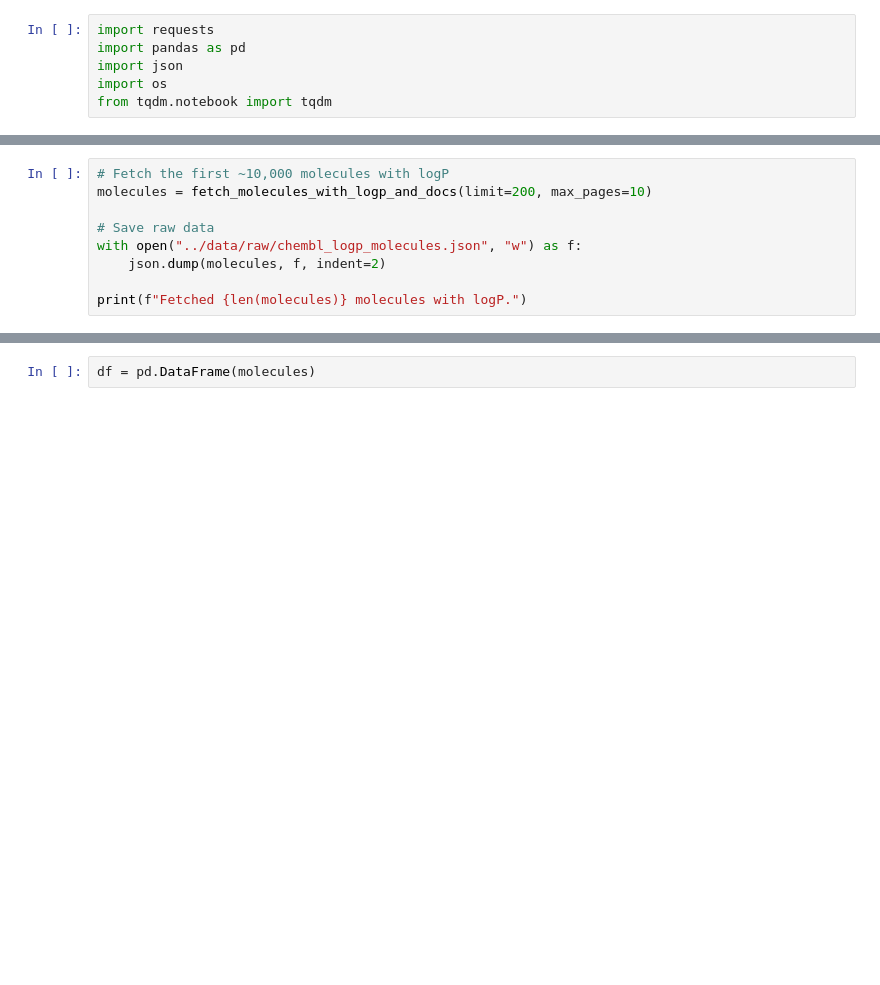
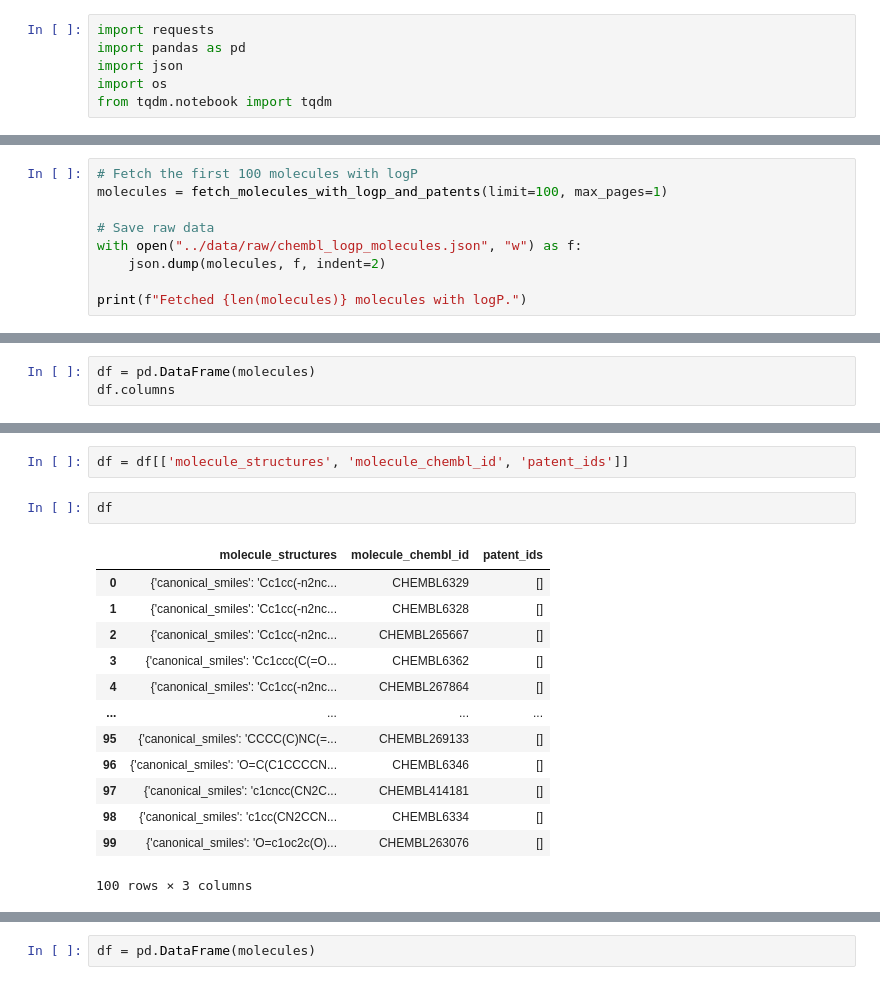
Before and after one commit to chevillardf/mol_harvester, a Jupyter notebook: notebooks/extract_chembl.ipynb, the cells around one changed output, grey strips where cells are left out. Drawn from its saved outputs; the diff is of its cells as text; blank space fills up the shorter version.

```diff
--- a/notebooks/extract_chembl.ipynb
+++ b/notebooks/extract_chembl.ipynb
@@ -29,6 +92,6 @@ def fetch_molecules_with_logp_and_docs(limit=1000, max_pages=None, verbose=True)
 # %%
-# Fetch the first ~10,000 molecules with logP
-molecules = fetch_molecules_with_logp_and_docs(limit=200, max_pages=10)
+# Fetch the first 100 molecules with logP
+molecules = fetch_molecules_with_logp_and_patents(limit=100, max_pages=1)
 
 # Save raw data
 with open("../data/raw/chembl_logp_molecules.json", "w") as f:
@@ -49,0 +104,3 @@ Fetched 10000 molecules with logP.
+# %%
+df = pd.DataFrame(molecules)
+df.columns
@@ -49,0 +119,18 @@ Fetched 10000 molecules with logP.
+# %%
+df = df[['molecule_structures', 'molecule_chembl_id', 'patent_ids']]
+# %%
+df
+# %% [output]
+|  | molecule_structures | molecule_chembl_id | patent_ids |
+| 0 | {'canonical_smiles': 'Cc1cc(-n2nc... | CHEMBL6329 | [] |
+| 1 | {'canonical_smiles': 'Cc1cc(-n2nc... | CHEMBL6328 | [] |
+| 2 | {'canonical_smiles': 'Cc1cc(-n2nc... | CHEMBL265667 | [] |
+| 3 | {'canonical_smiles': 'Cc1ccc(C(=O... | CHEMBL6362 | [] |
+| 4 | {'canonical_smiles': 'Cc1cc(-n2nc... | CHEMBL267864 | [] |
+| ... | ... | ... | ... |
+| 95 | {'canonical_smiles': 'CCCC(C)NC(=... | CHEMBL269133 | [] |
+| 96 | {'canonical_smiles': 'O=C(C1CCCCN... | CHEMBL6346 | [] |
+| 97 | {'canonical_smiles': 'c1cncc(CN2C... | CHEMBL414181 | [] |
+| 98 | {'canonical_smiles': 'c1cc(CN2CCN... | CHEMBL6334 | [] |
+| 99 | {'canonical_smiles': 'O=c1oc2c(O)... | CHEMBL263076 | [] |
+100 rows × 3 columns
```
Also changed, not shown: parts of 20 cells of this notebook, 2 other files.
